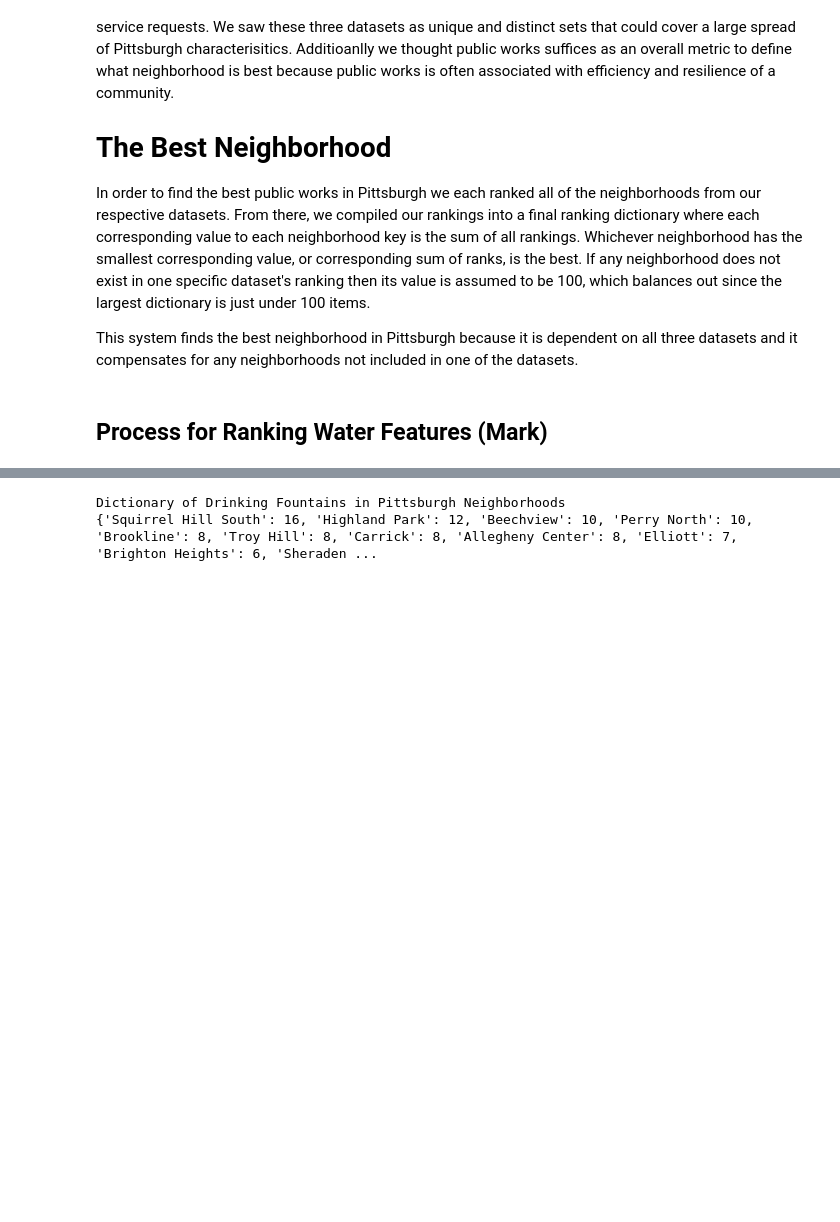
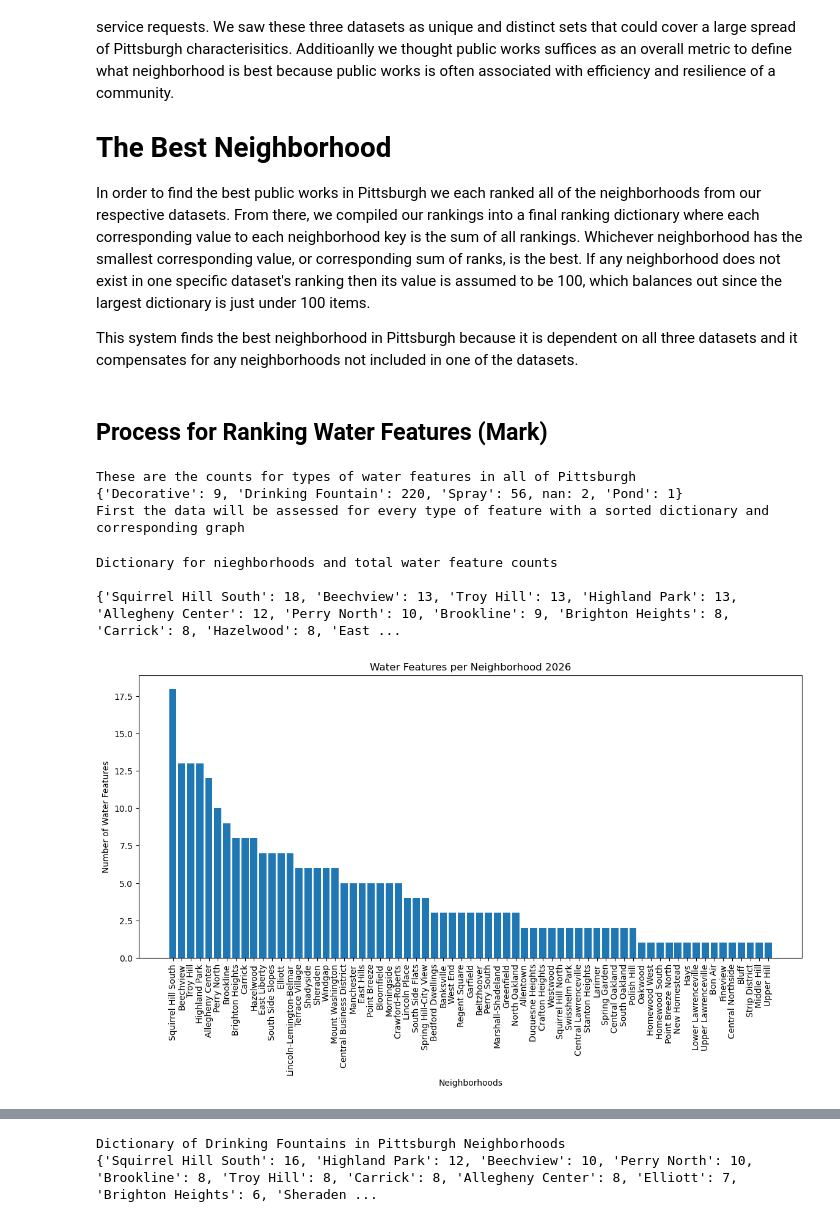
Before and after one commit to CelestialGarbo/CS-0010-FINAL-PROJECT, a Jupyter notebook: FINAL-REPORT.ipynb, the cells around one changed output, grey strips where cells are left out. Drawn from its saved outputs; the diff is of its cells as text; code cells hidden in the pictures; blank space fills up the shorter version.

```diff
--- a/FINAL-REPORT.ipynb
+++ b/FINAL-REPORT.ipynb
@@ -20,3 +20,57 @@ In order to find the best public works in Pittsburgh we each ranked all of the n
 This system finds the best neighborhood in Pittsburgh because it is dependent on all three datasets and it compensates for any neighborhoods not included in one of the datasets.
 # %% [markdown]
 ## Process for Ranking Water Features (Mark)
+# %%
+import pandas as pd
+df = pd.read_csv("PittWaterFeatures.csv")
+df.head()
+
+import matplotlib.pyplot as plt
+water_count = {}
+for index, row in df.iterrows():
+    n= row["feature_type"]
+    if(n in water_count):
+        water_count[n] += 1
+    else:
+        water_count[n] = 1
+print("These are the counts for types of water features in all of Pittsburgh")
+print(water_count)
+print("First the data will be assessed for every type of feature with a sorted dictionary and corresponding graph")
+# %% [output]
+These are the counts for types of water features in all of Pittsburgh
+{'Decorative': 9, 'Drinking Fountain': 220, 'Spray': 56, nan: 2, 'Pond': 1}
+First the data will be assessed for every type of feature with a sorted dictionary and corresponding graph
+# %%
+import pandas as pd
+df = pd.read_csv("PittWaterFeatures.csv")
+df.head()
+
+neighbor_count = {}
+for index, row in df.iterrows():
+    n = row["neighborhood"]
+    if(n in neighbor_count):
+        neighbor_count[n] += 1
+    else:
+        neighbor_count[n] = 1
+print("Dictionary for nieghborhoods and total water feature counts")
+print()
+sorted_neighbors = dict(sorted(neighbor_count.items(), key = lambda item: item[1], reverse = True))
+
+print(sorted_neighbors)
+
+
+import matplotlib.pyplot as plt
+print()
+
+plt.figure(figsize = (14, 6))
+plt.bar(sorted_neighbors.keys(), sorted_neighbors.values())
+plt.xticks(rotation=90)
+plt.xlabel("Neighborhoods")
+plt.ylabel("Number of Water Features")
+plt.title("Water Features per Neighborhood 2026")
+plt.show()
+# %% [output]
+Dictionary for nieghborhoods and total water feature counts
+
+{'Squirrel Hill South': 18, 'Beechview': 13, 'Troy Hill': 13, 'Highland Park': 13, 'Allegheny Center': 12, 'Perry North': 10, 'Brookline': 9, 'Brighton Heights': 8, 'Carrick': 8, 'Hazelwood': 8, 'East ...
+[figure, added]
```
Also changed, not shown: parts of 6 cells of this notebook.
